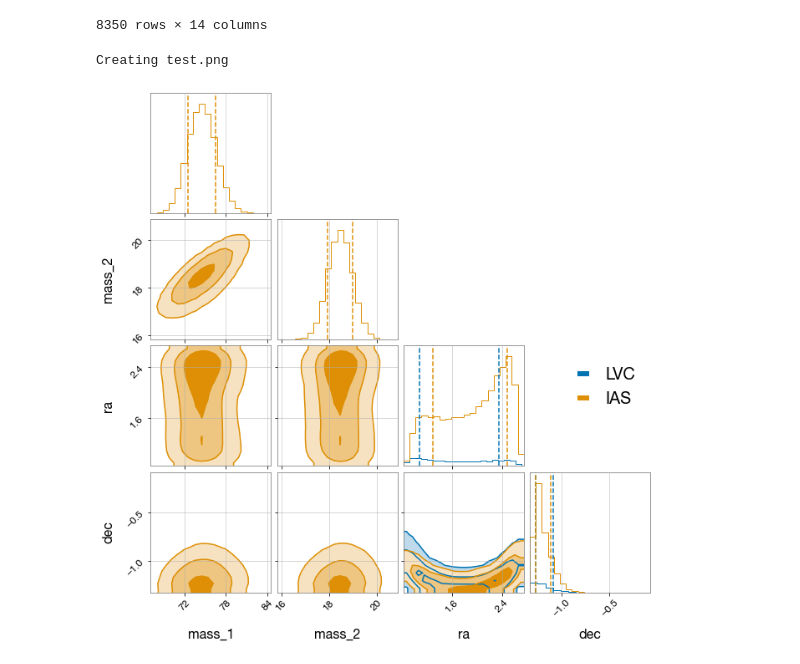
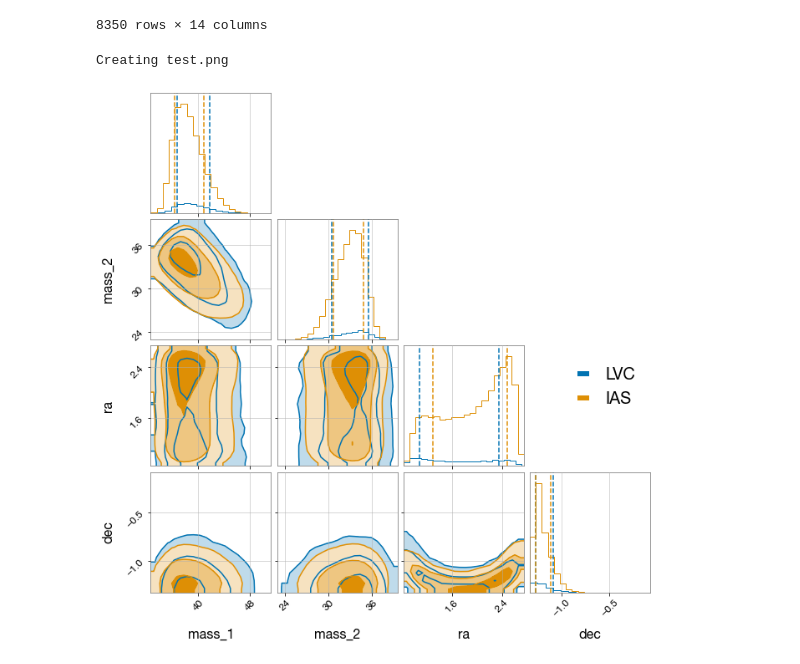
Before and after one commit to avivajpeyi/gw_catalogs, a Jupyter notebook: read_samples.ipynb, the cells around one changed output. Drawn from its saved outputs; the diff is of its cells as text; code cells hidden in the pictures.

```diff
--- a/read_samples.ipynb
+++ b/read_samples.ipynb
@@ -50,6 +50,7 @@ import matplotlib.pyplot as plt
 import numpy as np
 from typing import List, Optional
 import seaborn as sns
+import pandas as pd
 
 
 CORNER_KWARGS = dict(
@@ -92,7 +93,7 @@ def overlaid_corner(samples_list, sample_labels, param=[], truths=None,
 
 
     joined_samples = pd.concat(samples_list)
-    plot_range = [(min(joined_samples[p]), max()) for p in param]
+    plot_range = [(min(joined_samples[p]), max(joined_samples[p])) for p in param]
 
     fig = corner.corner(
         samples_list[0],
@@ -110,31 +111,31 @@ def overlaid_corner(samples_list, sample_labels, param=[], truths=None,
             color=colors[idx],
             **CORNER_KWARGS
         )
 
     plt.legend(
         handles=[
             mlines.Line2D([], [], color=colors[i], label=sample_labels[i])
             for i in range(n)
         ],
         fontsize=20, frameon=False,
         bbox_to_anchor=(1, n), loc="upper right"
     )
     plt.savefig(fname)
 
 
 
 def get_normalisation_weight(len_current_samples, len_of_longest_samples):
     return np.ones(len_current_samples) * (len_of_longest_samples / len_current_samples)
 
 
 overlaid_corner(
     samples_list=[
         lvc_samples["GW150914"][["mass_1", "mass_2", "ra", "dec"]],
         ias_samples["GW150914"][["mass_1", "mass_2", "ra", "dec"]]
     ],
     sample_labels=["LVC", "IAS"],
     param=["mass_1", "mass_2", "ra", "dec"]
 )
 # %% [output]
 Creating test.png
-[figure, old version]
+[figure, new version]
```
Also changed, not shown: parts of 1 cell of this notebook, 4 other files.
